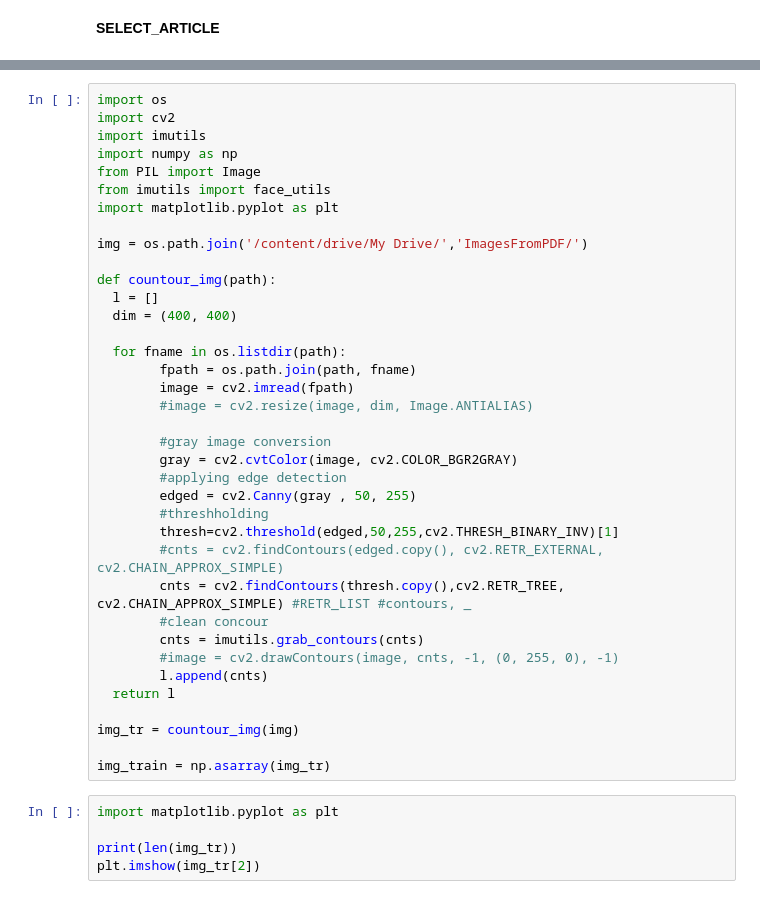
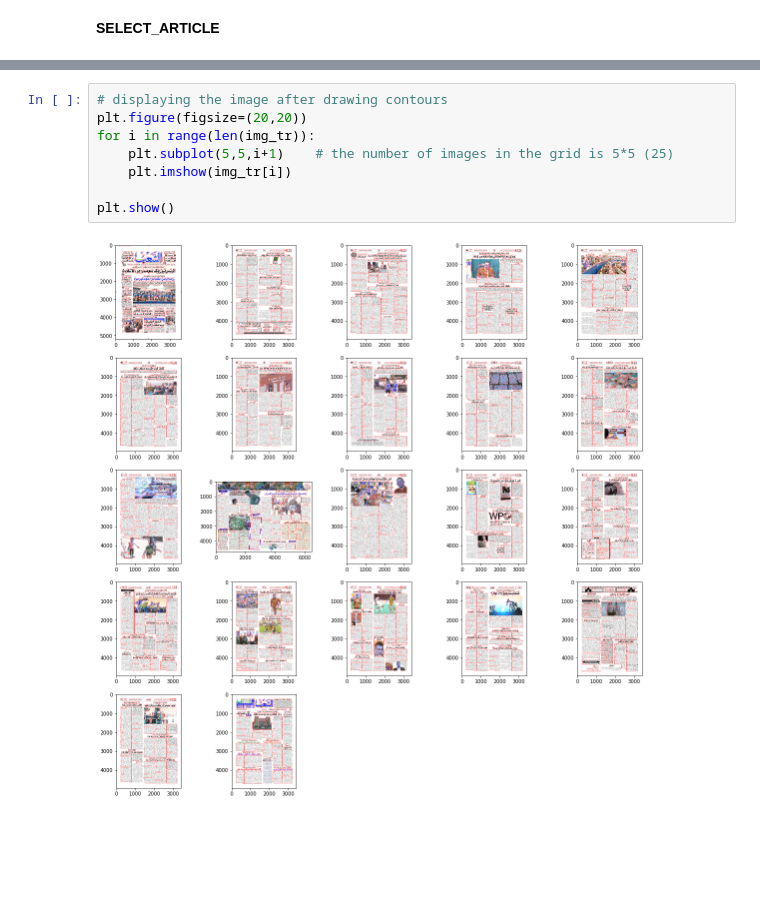
Before and after one commit to Bayrem-ben/colab.github.io, a Jupyter notebook: Projet_article.ipynb, the cells around one changed output, grey strips where cells are left out. Cells and saved outputs as stored; diff of their text form; blank space fills up the shorter version.

```diff
--- a/Projet_article.ipynb
+++ b/Projet_article.ipynb
@@ -242,42 +296,10 @@ plt.imshow(thre)
-# %%
-import os
-import cv2
-import imutils
-import numpy as np
-from PIL import Image
-from imutils import face_utils
-import matplotlib.pyplot as plt
-
-img = os.path.join('/content/drive/My Drive/','ImagesFromPDF/')
-
-def countour_img(path):
-  l = []
-  dim = (400, 400)
-
-  for fname in os.listdir(path):
-        fpath = os.path.join(path, fname)
-        image = cv2.imread(fpath)
-        #image = cv2.resize(image, dim, Image.ANTIALIAS)
-
-        #gray image conversion
-        gray = cv2.cvtColor(image, cv2.COLOR_BGR2GRAY)
-        #applying edge detection
-        edged = cv2.Canny(gray , 50, 255)
-        #threshholding
-        thresh=cv2.threshold(edged,50,255,cv2.THRESH_BINARY_INV)[1]
-        #cnts = cv2.findContours(edged.copy(), cv2.RETR_EXTERNAL, cv2.CHAIN_APPROX_SIMPLE)
-        cnts = cv2.findContours(thresh.copy(),cv2.RETR_TREE, cv2.CHAIN_APPROX_SIMPLE) #RETR_LIST #contours, _
-        #clean concour
-        cnts = imutils.grab_contours(cnts)
-        #image = cv2.drawContours(image, cnts, -1, (0, 255, 0), -1)
-        l.append(cnts)
-  return l
-
-img_tr = countour_img(img)
-
-img_train = np.asarray(img_tr)
-# %%
-import matplotlib.pyplot as plt
-
-print(len(img_tr))
-plt.imshow(img_tr[2])
+# %%
+# displaying the image after drawing contours
+plt.figure(figsize=(20,20))
+for i in range(len(img_tr)):
+    plt.subplot(5,5,i+1)    # the number of images in the grid is 5*5 (25)
+    plt.imshow(img_tr[i])
+
+plt.show()
+# %% [output]
+[figure, added]
```
Also changed, not shown: parts of 4 cells of this notebook.
